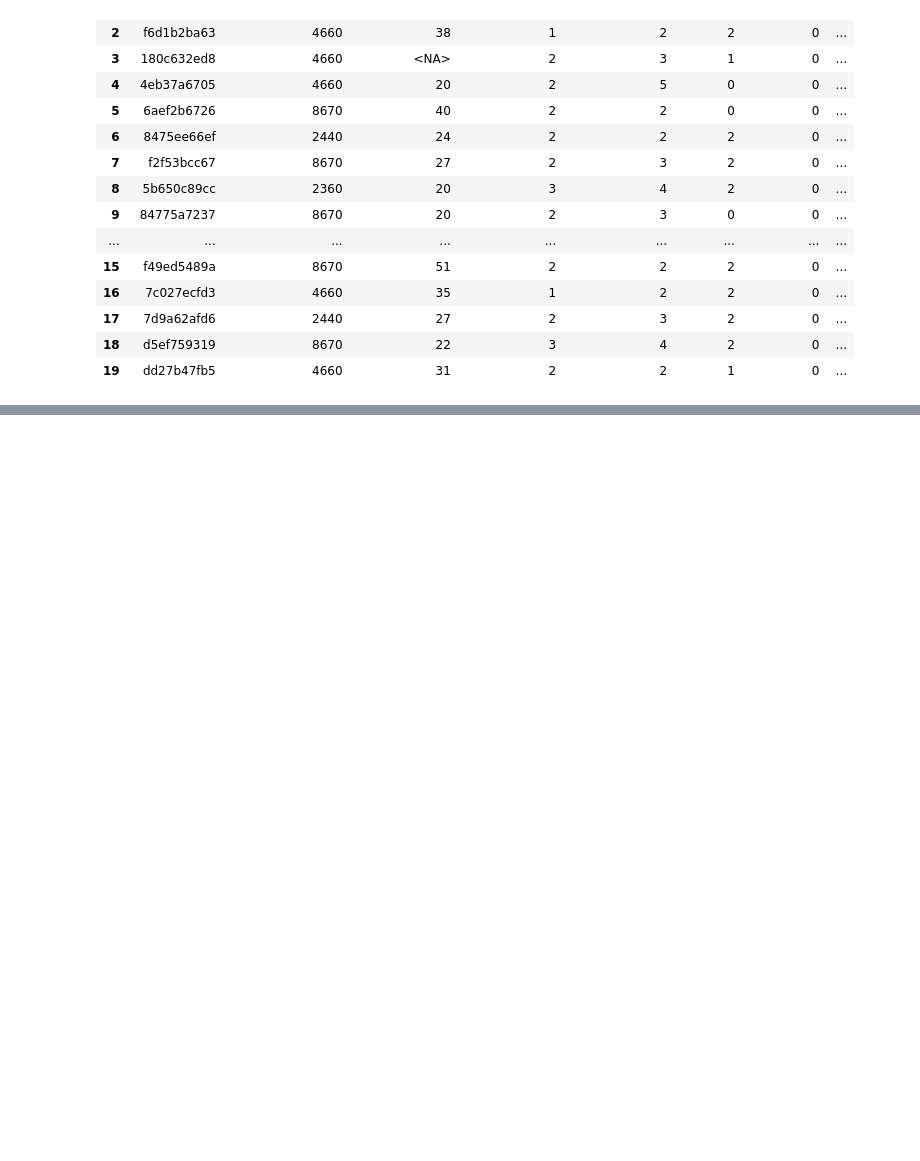
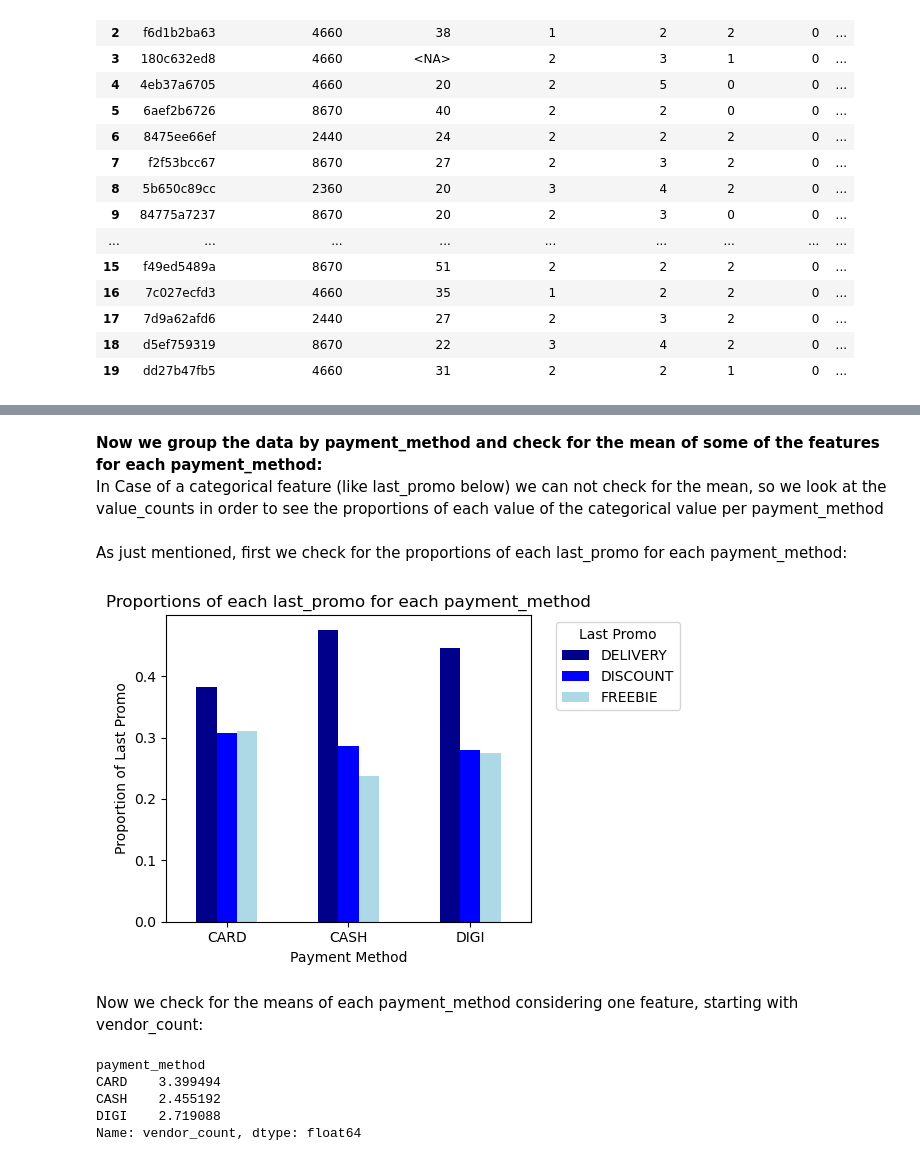
Before and after one commit to Gomsofi06/Data_Mining_NOVAIMS, a Jupyter notebook: src/DM2425_Part1_19.ipynb, the cells around one changed output, grey strips where cells are left out. Saved outputs shown, nothing was run; the diff lists cells and outputs as text; code cells hidden in the pictures; blank space fills up the shorter version.

```diff
--- a/src/DM2425_Part1_19.ipynb
+++ b/src/DM2425_Part1_19.ipynb
@@ -771,0 +638,38 @@ df.head(20)
+# %% [markdown]
+**Now we group the data by payment_method and check for the mean of some of the features for each payment_method:** <br>
+In Case of a categorical feature (like last_promo below) we can not check for the mean, so we look at the value_counts in order to see
+the proportions of each value of the categorical value per payment_method
+# %% [markdown]
+As just mentioned, first we check for the proportions of each last_promo for each payment_method:
+# %%
+value_counts = df.groupby(['payment_method', 'last_promo']).size().unstack().fillna(0)
+normalized_counts = value_counts.div(value_counts.sum(axis=1), axis=0) # calculating proportions of each last_promo value for each payment_method
+
+colors = {'CARD': 'darkblue', 'CASH': 'blue', 'DIGI': 'lightblue'}
+normalized_counts.plot(kind='bar', figsize=(6, 4), color=[colors[col] for col in normalized_counts.index]) # creating a plot with different colors for each payment_method
+
+plt.title('Proportions of each last_promo for each payment_method')
+plt.xlabel('Payment Method')
+plt.ylabel('Proportion of Last Promo')
+plt.xticks(rotation=0)
+plt.legend(title='Last Promo', bbox_to_anchor=(1.05, 1))
+plt.tight_layout()
+plt.show()
+
+# delivery always has the highest proportion, but for CARD the last_promos are more balanced. For CASH, the proportion of freebie is lower than usual
+# %% [output]
+[figure, added]
+# %% [markdown]
+Now we check for the means of each payment_method considering one feature, starting with vendor_count:
+# %%
+df.groupby(['payment_method'])['vendor_count'].mean() # calculating average value of vendor_count for each payment method
+
+# Card highest, cash lowest. Maybe because people who try a lot different things and are more open to experimenting new restaurants also are more
+# open to use new payment methods like CARD,
+# while more conservative people who still use cash stay with restaurants they know and like
+# %% [output]
+payment_method
+CARD    3.399494
+CASH    2.455192
+DIGI    2.719088
+Name: vendor_count, dtype: float64
```
Also changed, not shown: parts of 59 cells of this notebook.
